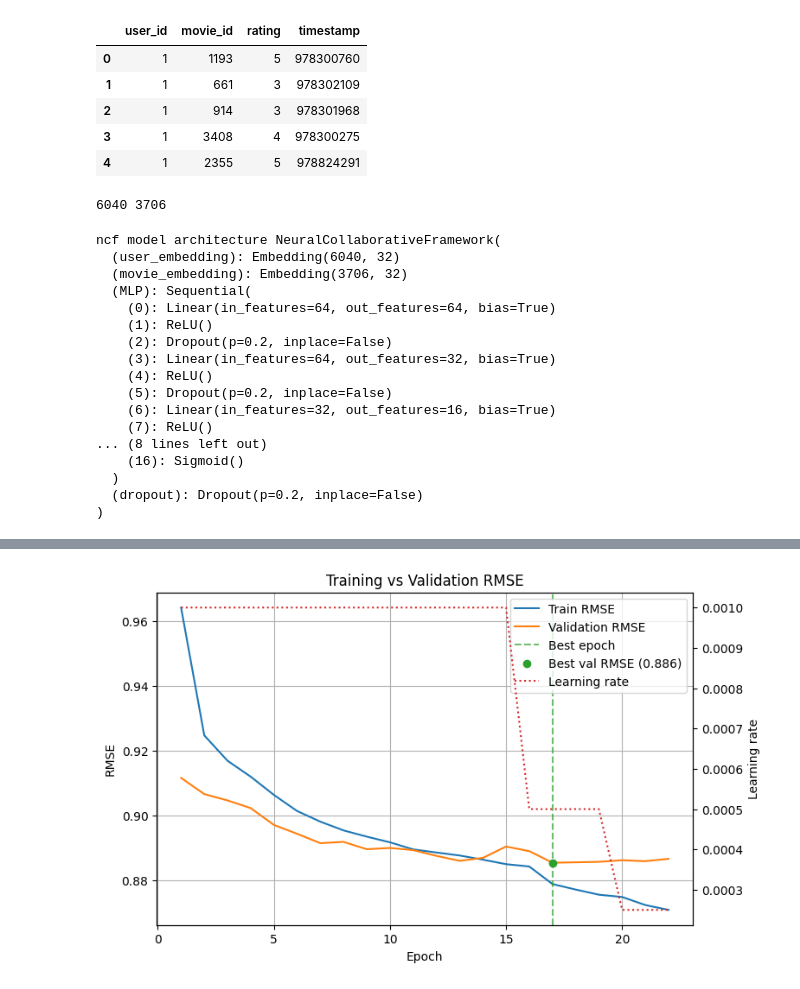
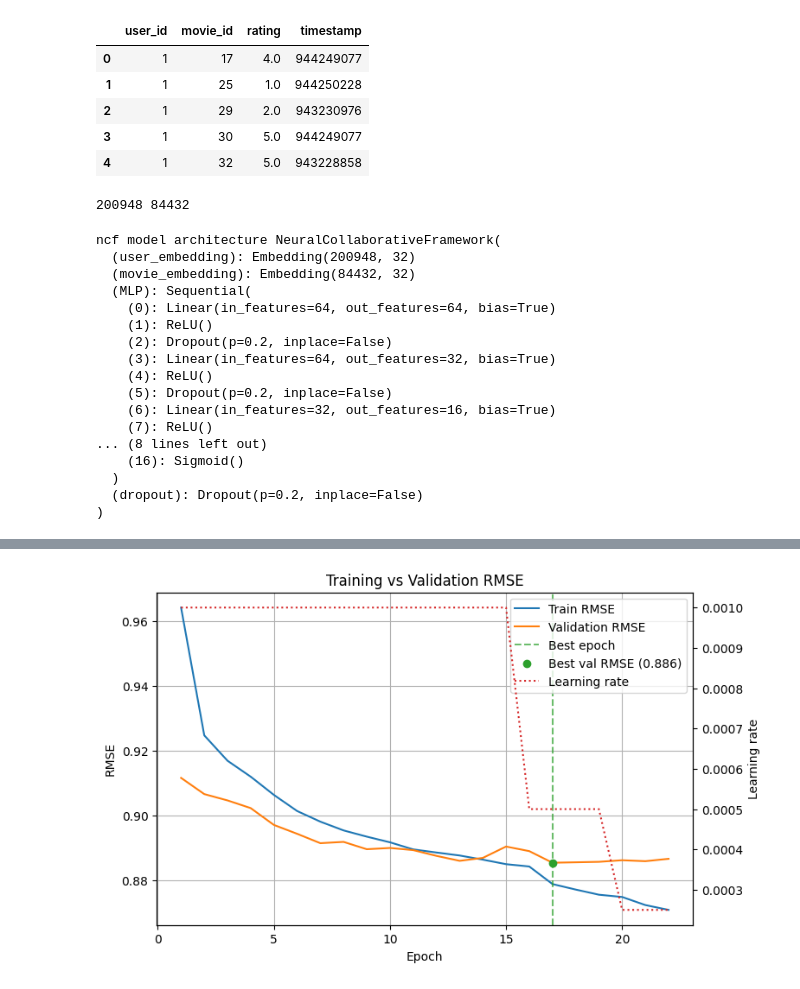
Before and after one commit to abbasatayee/movie-mate, a Jupyter notebook: src/ncf/ncf-exp-dropout-rate-0.3.ipynb, the cells around one changed output, grey strips where cells are left out. Cells and saved outputs as stored; diff of their text form; code cells hidden in the pictures.

```diff
--- a/src/ncf/ncf-exp-dropout-rate-0.3.ipynb
+++ b/src/ncf/ncf-exp-dropout-rate-0.3.ipynb
@@ -16,30 +16,33 @@ sys.path.insert(0 ,insert_dir)
 from ncf import NeuralCollaborativeFramework
 # %%
 rname = ['user_id' , 'movie_id', 'rating','timestamp']
-ratings_df = pd.read_csv('../../data/mv-lens-1m/ratings.dat', delimiter = '::',header=None, engine='python' , names=rname)
+# ratings_df = pd.read_csv('../../data/mv-lens-1m/ratings.dat', delimiter = '::',header=None, engine='python' , names=rname)
+# 32M Dataset
+ratings_df = pd.read_csv('../../data/mv-lens-32m/ml-32m/ratings.csv')
+ratings_df.rename(columns={"userId" : "user_id" , "movieId":"movie_id"} , inplace=True)
 
 ratings_df.head()
 # %% [output]
 |  | user_id | movie_id | rating | timestamp |
-| 0 | 1 | 1193 | 5 | 978300760 |
-| 1 | 1 | 661 | 3 | 978302109 |
-| 2 | 1 | 914 | 3 | 978301968 |
-| 3 | 1 | 3408 | 4 | 978300275 |
-| 4 | 1 | 2355 | 5 | 978824291 |
+| 0 | 1 | 17 | 4.0 | 944249077 |
+| 1 | 1 | 25 | 1.0 | 944250228 |
+| 2 | 1 | 29 | 2.0 | 943230976 |
+| 3 | 1 | 30 | 5.0 | 944249077 |
+| 4 | 1 | 32 | 5.0 | 943228858 |
 # %%
 num_users = ratings_df['user_id'].nunique()
 num_movies = ratings_df['movie_id'].nunique()
 
 print(num_users , num_movies)
 # %% [output]
-6040 3706
+200948 84432
 # %%
 model = NeuralCollaborativeFramework(num_users , num_movies , dropout_rate=0.2 ,hidden_layers=(64, 64, 32, 16, 8, 4))
 print(f"ncf model architecture {model}")
 # %% [output]
 ncf model architecture NeuralCollaborativeFramework(
-  (user_embedding): Embedding(6040, 32)
-  (movie_embedding): Embedding(3706, 32)
+  (user_embedding): Embedding(200948, 32)
+  (movie_embedding): Embedding(84432, 32)
   (MLP): Sequential(
     (0): Linear(in_features=64, out_features=64, bias=True)
     (1): ReLU()
```
Also changed, not shown: parts of 1 cell of this notebook.
